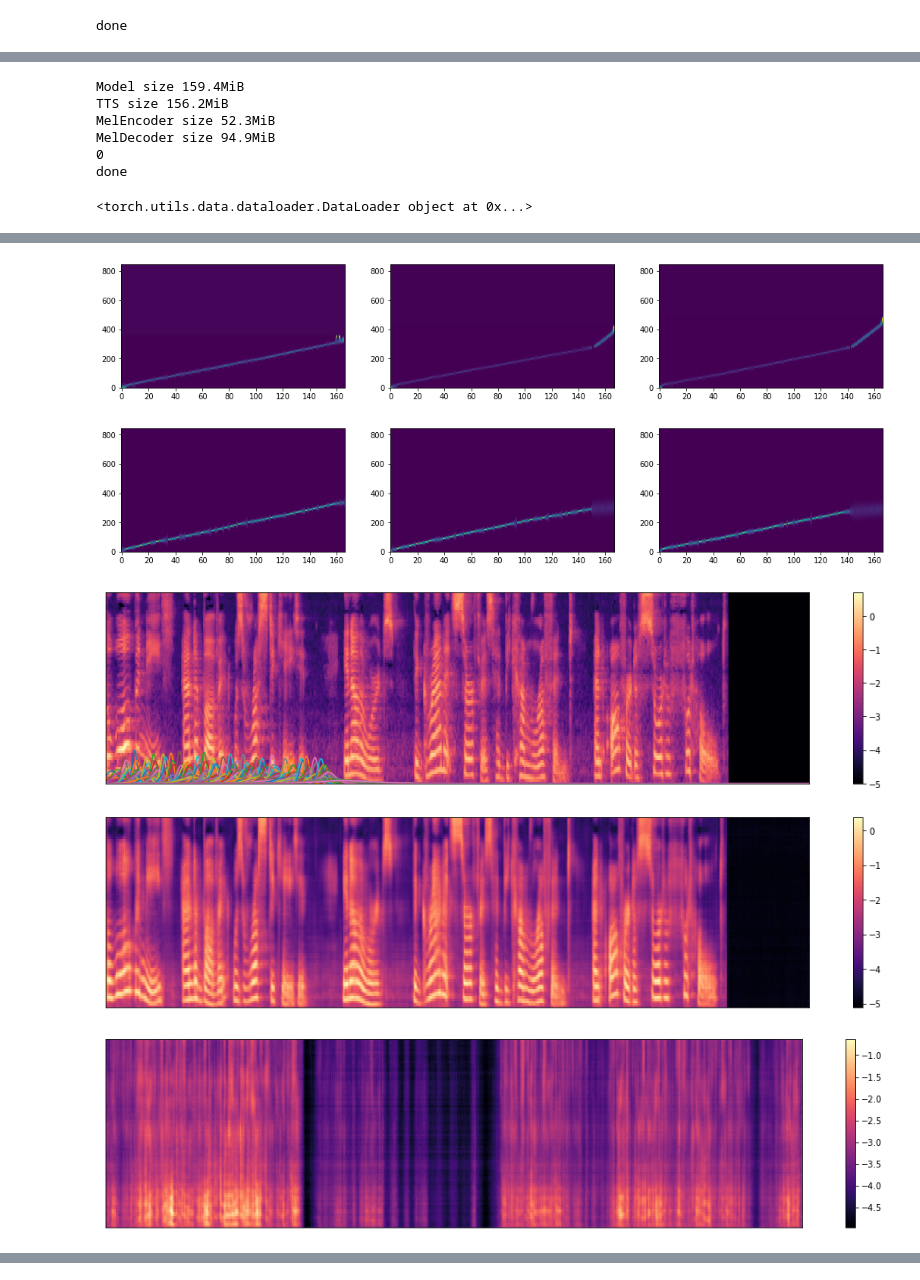
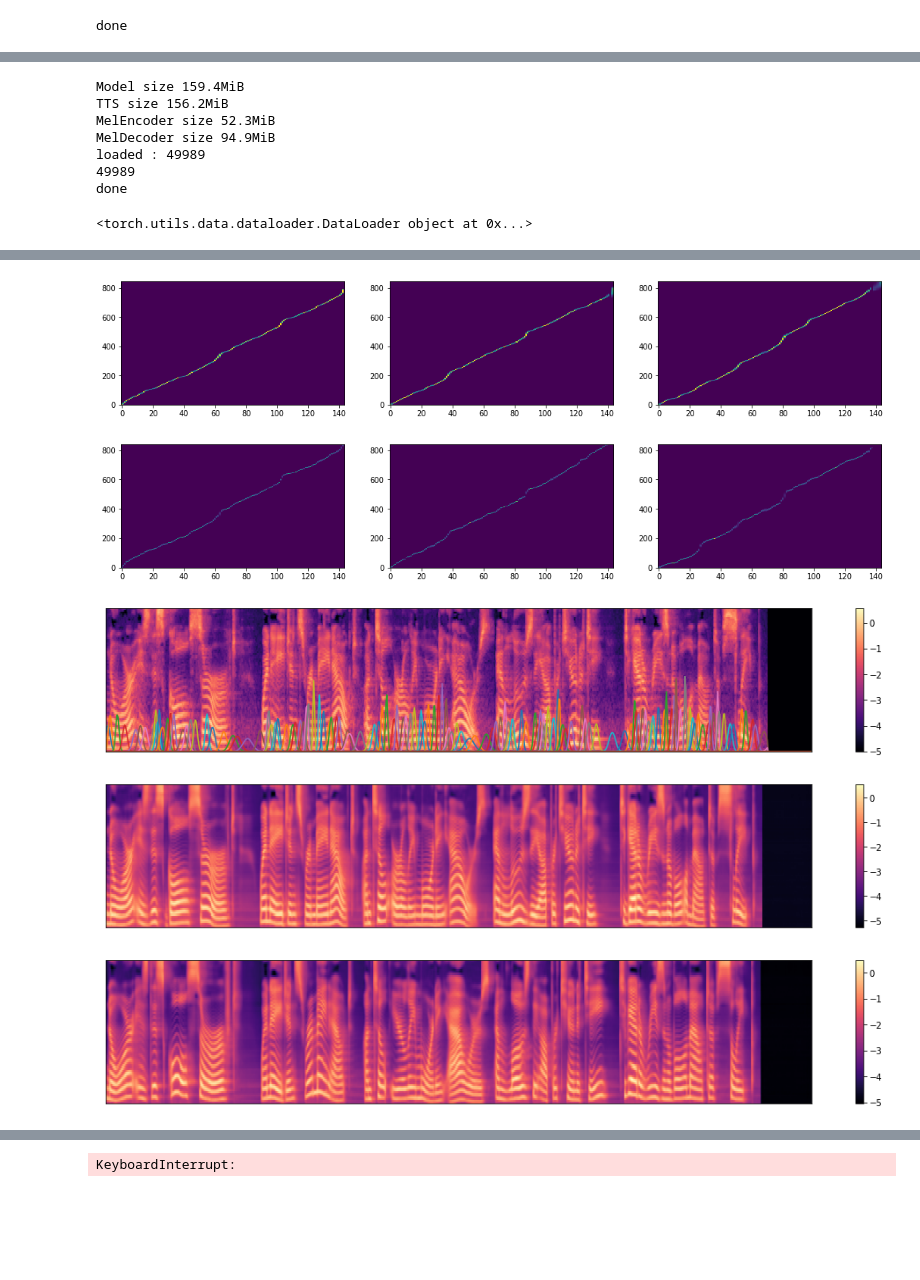
Before and after one commit to scpark20/kimchi-tts, a Jupyter notebook: light49_model.ipynb, the cells around one changed output, grey strips where cells are left out. Saved outputs shown, nothing was run; the diff lists cells and outputs as text; code cells hidden in the pictures; blank space fills up the shorter version.

```diff
--- a/light49_model.ipynb
+++ b/light49_model.ipynb
@@ -47,7 +51,7 @@ model = Model(stt_hparams, tts_hparams)
 model = model.cuda()
 optimizer = torch.optim.Adam(model.parameters(), lr=tts_hparams.lr, weight_decay=tts_hparams.weight_decay)
 
-step = 0
+step = 49989
 
 size = sizeof_fmt(4 * sum(p.numel() for p in model.parameters()))
 print(f"Model size {size}")
@@ -61,7 +65,7 @@ print(f"MelEncoder size {size}")
 size = sizeof_fmt(4 * sum(p.numel() for p in model.tts.mel_decoder.parameters()))
 print(f"MelDecoder size {size}")
 
-if False:
+if True:
     model, optimizer, step = logger.load(step, model, optimizer)
 print(step)
 
@@ -71,7 +75,8 @@ Model size 159.4MiB
 TTS size 156.2MiB
 MelEncoder size 52.3MiB
 MelDecoder size 94.9MiB
-0
+loaded : 49989
+49989
 done
 # %%
 trainset = LJDataset(tts_hparams)
@@ -131,7 +136,7 @@ while(True):
                   'tts :', '%0.4f' % tts_outputs['loss'].item(),
                   'recon :', '%0.4f' % tts_outputs['recon_loss'].item(),
                   'kl :', '%0.4f' % tts_outputs['kl_loss'].item(),
-                  'beta :', '%0.4f' % model.beta.item())
+                  'beta :', '%0.4f' % model.beta)
 
 
         if step % 100 == 0:
@@ -139,7 +144,7 @@ while(True):
             logger.log(step, 'tts_loss', tts_outputs['loss'].item())
             logger.log(step, 'recon_loss', tts_outputs['recon_loss'].item())
             logger.log(step, 'kl_loss', tts_outputs['kl_loss'].item())
-            logger.log(step, 'beta', model.beta.item())
+            logger.log(step, 'beta', model.beta)
 
         if step % 100 == 0:
             display.clear_output()
@@ -173,7 +178,7 @@ while(True):
                 plt.imshow(_stt_alignments[i].T, aspect='auto', origin='lower', interpolation='none')
             plt.show()
 
-            plt.figure(figsize=[18, 4])
+            plt.figure(figsize=[18, 3])
             _x = batch['mels'].data.cpu().numpy()
             librosa.display.specshow(_x[index])
             plt.colorbar()
@@ -183,13 +188,13 @@ while(True):
 
             plt.show()
 
-            plt.figure(figsize=[18, 4])
+            plt.figure(figsize=[18, 3])
             _y = tts_outputs['pred'].data.cpu().numpy()
             librosa.display.specshow(_y[index])
             plt.colorbar()
             plt.show()
 
-            plt.figure(figsize=[18, 4])
+            plt.figure(figsize=[18, 3])
             _s = samples.data.cpu().numpy()
             librosa.display.specshow(_s[index, :, :_y.shape[2]])
             plt.colorbar()
@@ -201,5 +206,5 @@ elapsed time : 0.02345774173736572
-[figure, old version]
+[figure, new version]
-[figure, old version]
+[figure, new version]
-[figure, old version]
+[figure, new version]
-[figure, old version]
+[figure, new version]
-[figure, old version]
+[figure, new version]
@@ -223,2 +228,3 @@ step : 998 stt : 1.8100 tts : 1.6287 recon : 0.0384 kl : 0.2504 beta : 0.0200
+KeyboardInterrupt:
 # %%
 logger.save(step, model, optimizer)
```
Also changed, not shown: parts of 8 cells of this notebook, 6 other files.
